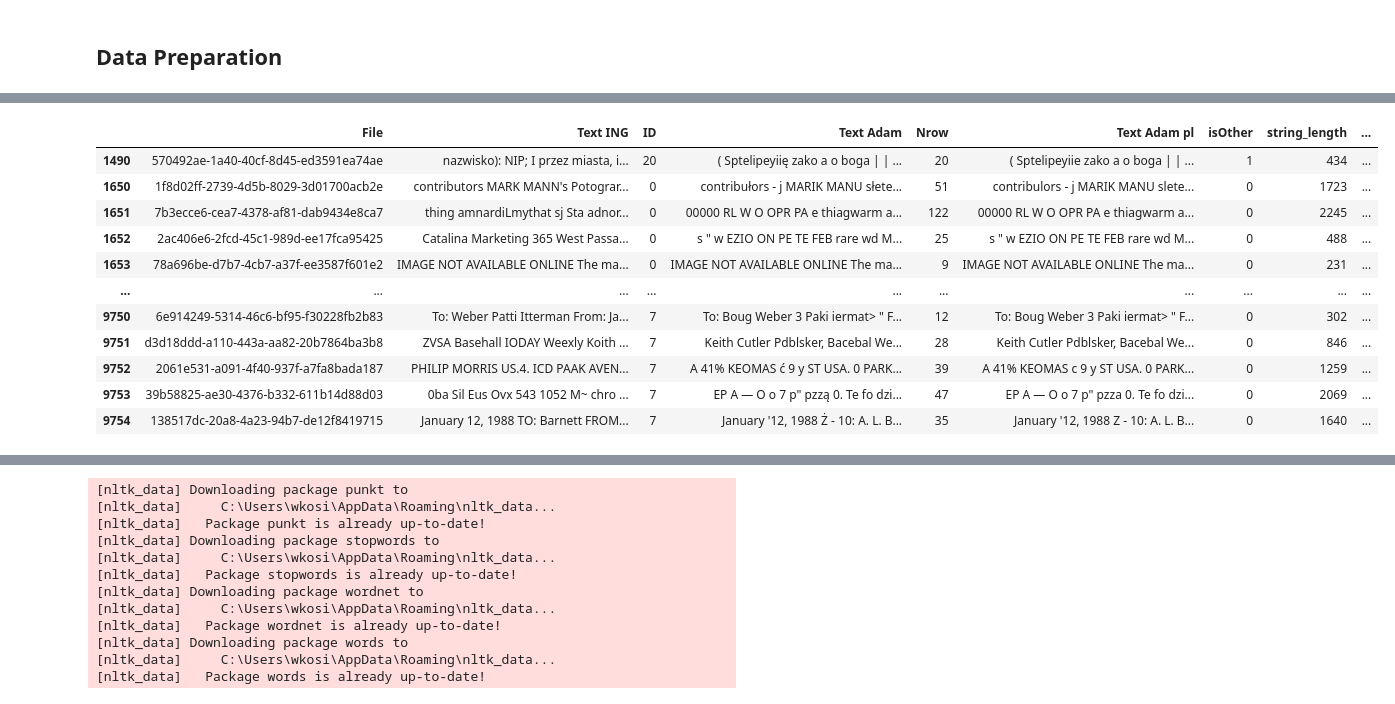
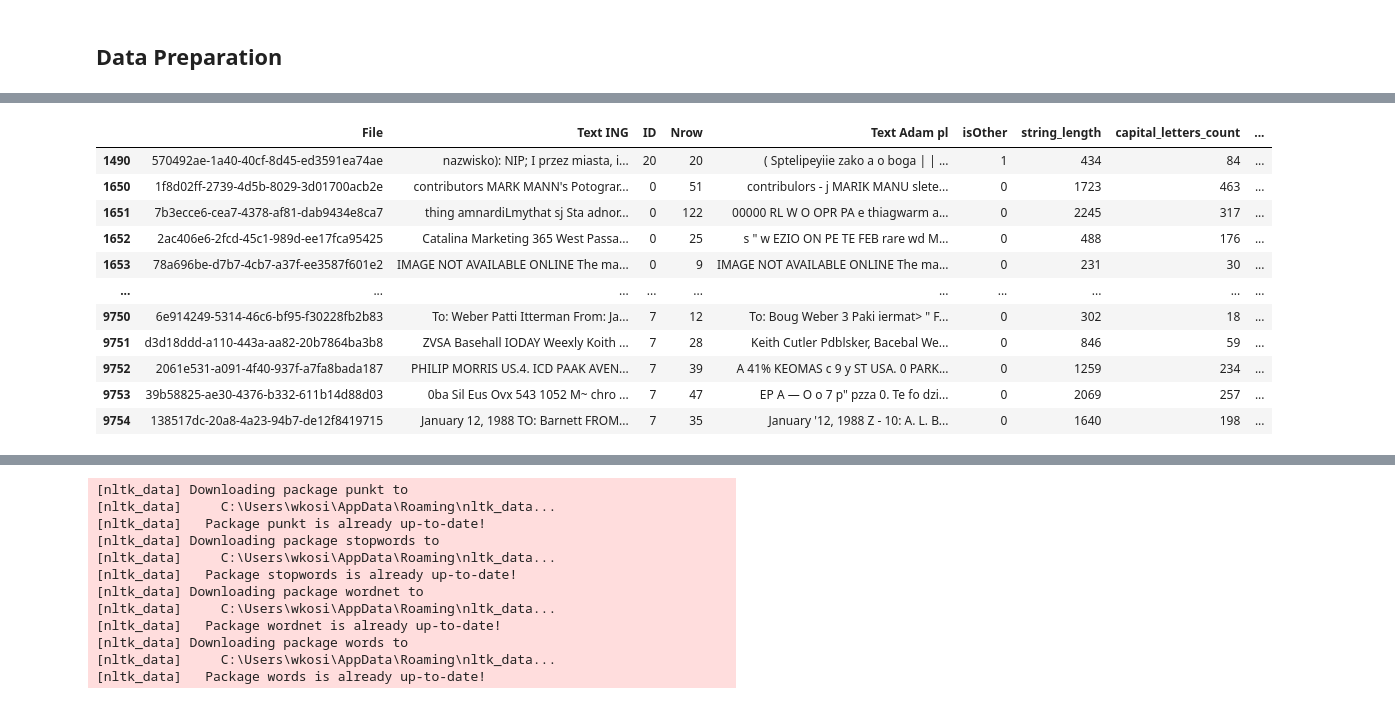
Before and after one commit to szymonsm/HackING_mISIe, a Jupyter notebook: first_model.ipynb, the cells around one changed output, grey strips where cells are left out. Drawn from its saved outputs; the diff is of its cells as text; code cells hidden in the pictures.

```diff
--- a/first_model.ipynb
+++ b/first_model.ipynb
@@ -14,4 +30,8 @@ test_data = test_data[test_data['isPolish'] == 0]
 # %%
-df = train_data.drop(columns=['isPolish','Unnamed: 0','Unnamed: 0.1','isPolish', 'isEnglish'])
+df = train_data.drop(columns=['isPolish','Unnamed: 0','isEnglish', 'Text Adam'])
+df = df.drop(columns=["Unnamed: 0.1"])
+
+df_val = test_data.drop(columns=['isPolish','Unnamed: 0','isEnglish', 'Text Adam'])
+df_val = df_val.drop(columns=["Unnamed: 0.1"])
 df
 # %% [output]
@@ -31,53 +51,83 @@ df
 # %%
 import re
 from fuzzywuzzy import fuzz
 
-df['Text Adam pl'] = df['Text Adam pl'].astype(str)
-df['string_length'] = df['Text Adam pl'].apply(lambda x: len(x))
+string_column = "Text Adam pl"
+df[string_column] = df[string_column].astype(str)
+df['string_length'] = df[string_column].apply(lambda x: len(x))
 
 # Add a column for the count of capital letters
-df['capital_letters_count'] = df['Text Adam pl'].apply(lambda x: sum(1 for c in x if c.isupper()))
+df['capital_letters_count'] = df[string_column].apply(lambda x: sum(1 for c in x if c.isupper()))
 
 # Add a column for the count of numbers
-df['numbers_count'] = df['Text Adam pl'].apply(lambda x: sum(1 for c in x if c.isdigit()))
+df['numbers_count'] = df[string_column].apply(lambda x: sum(1 for c in x if c.isdigit()))
 # Add a column for the count of question marks
-df['question_marks_count'] = df['Text Adam pl'].apply(lambda x: x.count('?'))
-df['exclamation_marks_count'] = df['Text Adam pl'].apply(lambda x: x.count('!'))
+df['question_marks_count'] = df[string_column].apply(lambda x: x.count('?'))
+df['exclamation_marks_count'] = df[string_column].apply(lambda x: x.count('!'))
 # Add a column for the count of currency signs
-df['currency_signs_count'] = df['Text Adam pl'].apply(lambda x: x.count('$') + x.count('€') + x.count('£'))
+df['currency_signs_count'] = df[string_column].apply(lambda x: x.count('$') + x.count('€') + x.count('£'))
+
 
 # american phone regex
 pattern = r"\b\(?\d{3}\)?[-.\s]?\d{3}[-.\s]?\d{4}\b"
 
 # american address regex
 pattern1 = r"^\d+\s+([a-zA-Z]+\s+)+[a-zA-Z]+,\s*[A-Za-z]{2}\s*\d{5}(?:-\d{4})?$"
 
 # Add a column for the flag indicating pattern match
-df['flag_phone'] = df['Text Adam pl'].apply(lambda x: 1 if re.search(pattern, x) else 0)
+df['flag_phone'] = df[string_column].apply(lambda x: 1 if re.search(pattern, x) else 0)
 
 # Define the pattern to search for
 pattern = r"\bi want it\b"
 
 # Add a column for the flag indicating pattern match
-df['flag_text'] = df['Text Adam pl'].apply(lambda x: 1 if re.search(pattern, x, re.IGNORECASE) else 0)
-
-# target_phrase = "umowa o dzieło"
-
-# # Add a column for the flag indicating approximate match
-# df['flag_sentance_with_ratio'] = df['string'].apply(lambda x: 1 if fuzz.partial_ratio(target_phrase.lower(), x.lower()) > 70 else 0)
+df['flag_text'] = df[string_column].apply(lambda x: 1 if re.search(pattern, x, re.IGNORECASE) else 0)
 
 
+
+
+
+df_val[string_column] = df_val[string_column].astype(str)
+df_val['string_length'] = df_val[string_column].apply(lambda x: len(x))
+
+# Add a column for the count of capital letters
+df_val['capital_letters_count'] = df_val[string_column].apply(lambda x: sum(1 for c in x if c.isupper()))
+
+# Add a column for the count of numbers
+df_val['numbers_count'] = df_val[string_column].apply(lambda x: sum(1 for c in x if c.isdigit()))
+# Add a column for the count of question marks
+df_val['question_marks_count'] = df_val[string_column].apply(lambda x: x.count('?'))
+df_val['exclamation_marks_count'] = df_val[string_column].apply(lambda x: x.count('!'))
+# Add a column for the count of currency signs
+df_val['currency_signs_count'] = df_val[string_column].apply(lambda x: x.count('$') + x.count('€') + x.count('£'))
+
+
+# american phone regex
+pattern = r"\b\(?\d{3}\)?[-.\s]?\d{3}[-.\s]?\d{4}\b"
+
+# american address regex
+pattern1 = r"^\d+\s+([a-zA-Z]+\s+)+[a-zA-Z]+,\s*[A-Za-z]{2}\s*\d{5}(?:-\d{4})?$"
+
+# Add a column for the flag indicating pattern match
+df_val['flag_phone'] = df_val[string_column].apply(lambda x: 1 if re.search(pattern, x) else 0)
+
+# Define the pattern to search for
+pattern = r"\bi want it\b"
+
+# Add a column for the flag indicating pattern match
+df_val['flag_text'] = df_val[string_column].apply(lambda x: 1 if re.search(pattern, x, re.IGNORECASE) else 0)
+
 df
 # %% [output]
-|  | File | Text ING | ID | Text Adam | Nrow | Text Adam pl | isOther | string_length | ... |
-| 1490 | 570492ae-1a40-40cf-8d45-ed3591ea74ae | nazwisko): NIP; I przez miasta, i... | 20 | ( Sptelipeyiię zako a o boga | | ... | 20 | ( Sptelipeyiie zako a o boga | | ... | 1 | 434 | ... |
-| 1650 | 1f8d02ff-2739-4d5b-8029-3d01700acb2e | contributors MARK MANN's Potograr... | 0 | contribułors - j MARIK MANU słete... | 51 | contribulors - j MARIK MANU slete... | 0 | 1723 | ... |
-| 1651 | 7b3ecce6-cea7-4378-af81-dab9434e8ca7 | thing amnardiLmythat sj Sta adnor... | 0 | 00000 RL W O OPR PA e thiagwarm a... | 122 | 00000 RL W O OPR PA e thiagwarm a... | 0 | 2245 | ... |
-| 1652 | 2ac406e6-2fcd-45c1-989d-ee17fca95425 | Catalina Marketing 365 West Passa... | 0 | s " w EZIO ON PE TE FEB rare wd M... | 25 | s " w EZIO ON PE TE FEB rare wd M... | 0 | 488 | ... |
-| 1653 | 78a696be-d7b7-4cb7-a37f-ee3587f601e2 | IMAGE NOT AVAILABLE ONLINE The ma... | 0 | IMAGE NOT AVAILABLE ONLINE The ma... | 9 | IMAGE NOT AVAILABLE ONLINE The ma... | 0 | 231 | ... |
+|  | File | Text ING | ID | Nrow | Text Adam pl | isOther | string_length | capital_letters_count | ... |
+| 1490 | 570492ae-1a40-40cf-8d45-ed3591ea74ae | nazwisko): NIP; I przez miasta, i... | 20 | 20 | ( Sptelipeyiie zako a o boga | | ... | 1 | 434 | 84 | ... |
+| 1650 | 1f8d02ff-2739-4d5b-8029-3d01700acb2e | contributors MARK MANN's Potograr... | 0 | 51 | contribulors - j MARIK MANU slete... | 0 | 1723 | 463 | ... |
+| 1651 | 7b3ecce6-cea7-4378-af81-dab9434e8ca7 | thing amnardiLmythat sj Sta adnor... | 0 | 122 | 00000 RL W O OPR PA e thiagwarm a... | 0 | 2245 | 317 | ... |
+| 1652 | 2ac406e6-2fcd-45c1-989d-ee17fca95425 | Catalina Marketing 365 West Passa... | 0 | 25 | s " w EZIO ON PE TE FEB rare wd M... | 0 | 488 | 176 | ... |
+| 1653 | 78a696be-d7b7-4cb7-a37f-ee3587f601e2 | IMAGE NOT AVAILABLE ONLINE The ma... | 0 | 9 | IMAGE NOT AVAILABLE ONLINE The ma... | 0 | 231 | 30 | ... |
 | ... | ... | ... | ... | ... | ... | ... | ... | ... | ... |
-| 9750 | 6e914249-5314-46c6-bf95-f30228fb2b83 | To: Weber Patti Itterman From: Ja... | 7 | To: Boug Weber 3 Paki iermat> " F... | 12 | To: Boug Weber 3 Paki iermat> " F... | 0 | 302 | ... |
-| 9751 | d3d18ddd-a110-443a-aa82-20b7864ba3b8 | ZVSA Basehall IODAY Weexly Koith ... | 7 | Keith Cutler Pdblsker, Bacebal We... | 28 | Keith Cutler Pdblsker, Bacebal We... | 0 | 846 | ... |
-| 9752 | 2061e531-a091-4f40-937f-a7fa8bada187 | PHILIP MORRIS US.4. ICD PAAK AVEN... | 7 | A 41% KEOMAS ć 9 y ST USA. 0 PARK... | 39 | A 41% KEOMAS c 9 y ST USA. 0 PARK... | 0 | 1259 | ... |
-| 9753 | 39b58825-ae30-4376-b332-611b14d88d03 | 0ba Sil Eus Ovx 543 1052 M~ chro ... | 7 | EP A — O o 7 p" pzzą 0. Te fo dzi... | 47 | EP A — O o 7 p" pzza 0. Te fo dzi... | 0 | 2069 | ... |
-| 9754 | 138517dc-20a8-4a23-94b7-de12f8419715 | January 12, 1988 TO: Barnett FROM... | 7 | January '12, 1988 Ż - 10: A. L. B... | 35 | January '12, 1988 Z - 10: A. L. B... | 0 | 1640 | ... |
+| 9750 | 6e914249-5314-46c6-bf95-f30228fb2b83 | To: Weber Patti Itterman From: Ja... | 7 | 12 | To: Boug Weber 3 Paki iermat> " F... | 0 | 302 | 18 | ... |
+| 9751 | d3d18ddd-a110-443a-aa82-20b7864ba3b8 | ZVSA Basehall IODAY Weexly Koith ... | 7 | 28 | Keith Cutler Pdblsker, Bacebal We... | 0 | 846 | 59 | ... |
+| 9752 | 2061e531-a091-4f40-937f-a7fa8bada187 | PHILIP MORRIS US.4. ICD PAAK AVEN... | 7 | 39 | A 41% KEOMAS c 9 y ST USA. 0 PARK... | 0 | 1259 | 234 | ... |
+| 9753 | 39b58825-ae30-4376-b332-611b14d88d03 | 0ba Sil Eus Ovx 543 1052 M~ chro ... | 7 | 47 | EP A — O o 7 p" pzza 0. Te fo dzi... | 0 | 2069 | 257 | ... |
+| 9754 | 138517dc-20a8-4a23-94b7-de12f8419715 | January 12, 1988 TO: Barnett FROM... | 7 | 35 | January '12, 1988 Z - 10: A. L. B... | 0 | 1640 | 198 | ... |
```
Also changed, not shown: parts of 20 cells of this notebook.
